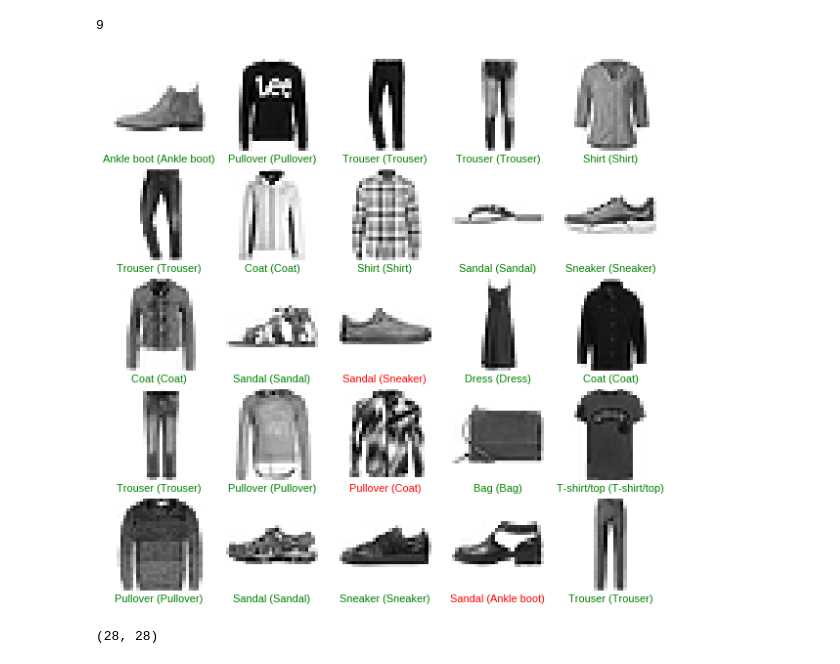
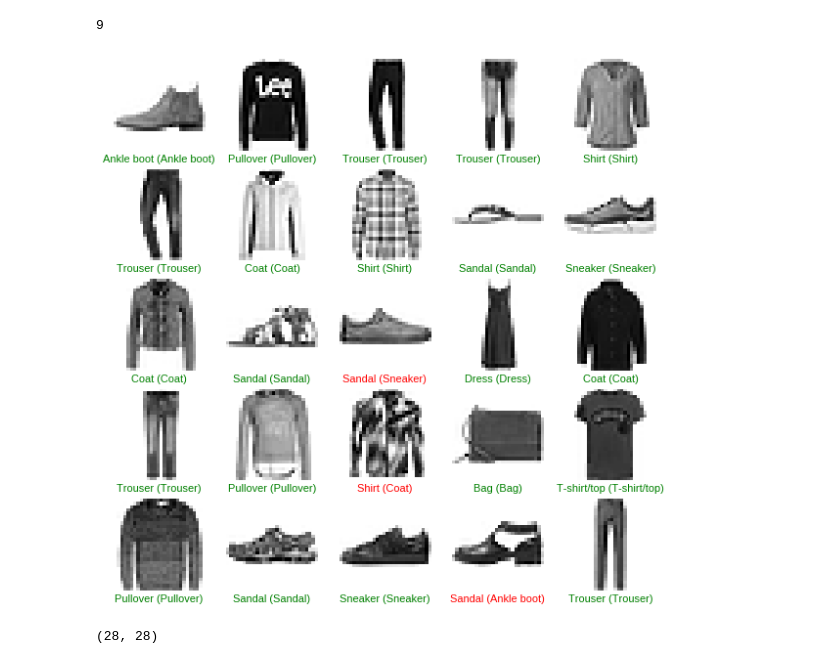
Before and after one commit to kchuang1015/GoogleColab, a Jupyter notebook: BasicClassification.ipynb, the cells around one changed output. Saved outputs shown, nothing was run; the diff lists cells and outputs as text; code cells hidden in the pictures.

```diff
--- a/BasicClassification.ipynb
+++ b/BasicClassification.ipynb
@@ -72,0 +76,7 @@ model = keras.Sequential([
+# %%
+'''
+Reshape the data into 4 dimention, 4D tensor with shape: (batch, channels, rows, cols) if data_format is "channels_first"
+or 4D tensor with shape: (batch, rows, cols, channels) if data_format is "channels_last".
+'''
+train_images = train_images.reshape(train_images.shape[0], 28, 28, 1)
+test_images = test_images.reshape(test_images.shape[0], 28, 28, 1)
@@ -77,3 +122,3 @@ model.compile(optimizer=tf.train.AdamOptimizer(),
 # %%
-model.fit(train_images, train_labels, epochs=5)
+model.fit( train_images, train_labels, epochs=100, validation_data=(test_images, test_labels) )
 # %% [output]
@@ -114,24 +170,25 @@ test_labels[0]
 # %%
 # Plot the first 25 test images, their predicted label, and the true label
 # Color correct predictions in green, incorrect predictions in red
-plt.figure(figsize=(10,10))
+test_images = test_images.reshape(test_images.shape[0], 28, 28)
+plt.figure( figsize = (10, 10) )
 for i in range(25):
-    plt.subplot(5,5,i+1)
-    plt.xticks([])
-    plt.yticks([])
-    plt.grid('off')
-    plt.imshow(test_images[i], cmap=plt.cm.binary)
-    predicted_label = np.argmax(predictions[i])
-    true_label = test_labels[i]
+    plt.subplot( 5, 5, i + 1 )
+    plt.xticks( [] )
+    plt.yticks( [] )
+    plt.grid( 'off' )
+    plt.imshow( test_images[i], cmap=plt.cm.binary )
+    predicted_label = np.argmax( predictions[i] )
+    true_label = test_labels[ i ]
     if predicted_label == true_label:
       color = 'green'
     else:
       color = 'red'
-    plt.xlabel("{} ({})".format(class_names[predicted_label],
-                                  class_names[true_label]),
-                                  color=color)
+    plt.xlabel("{} ({})".format( class_names[predicted_label],
+                                 class_names[true_label]),
+              color=color)
 # %% [output]
-[figure, old version]
+[figure, new version]
 # %%
 # Grab an image from the test dataset
 img = test_images[0]
```
Also changed, not shown: parts of 23 cells of this notebook.
